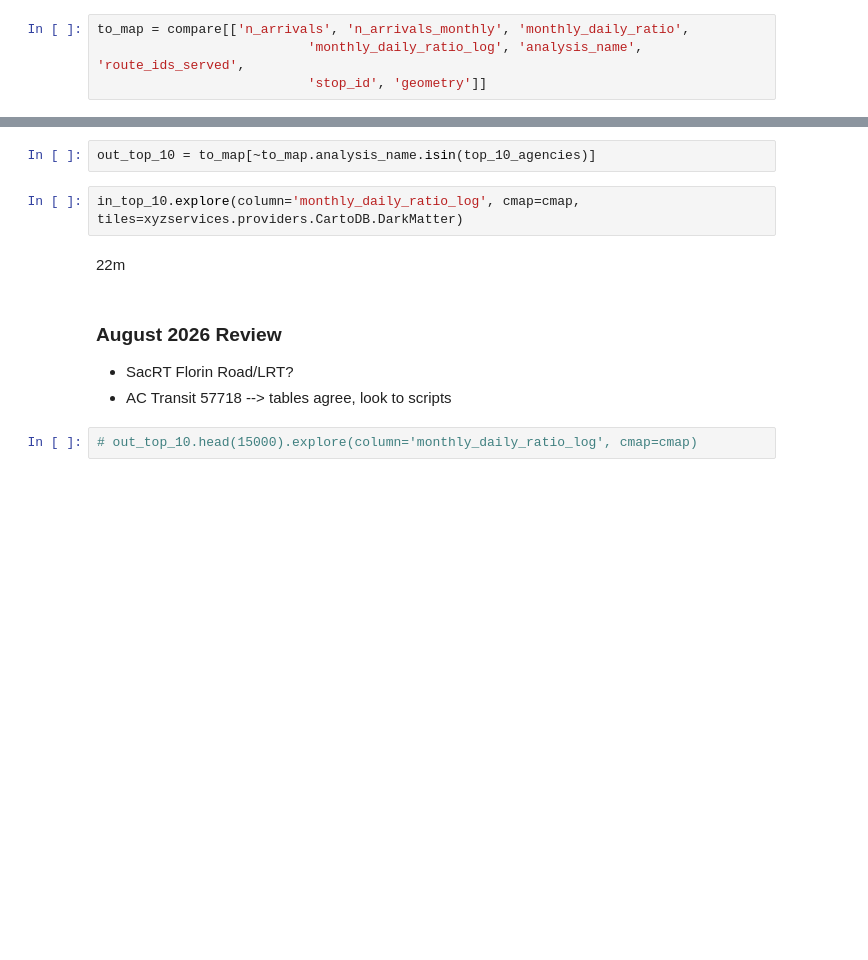
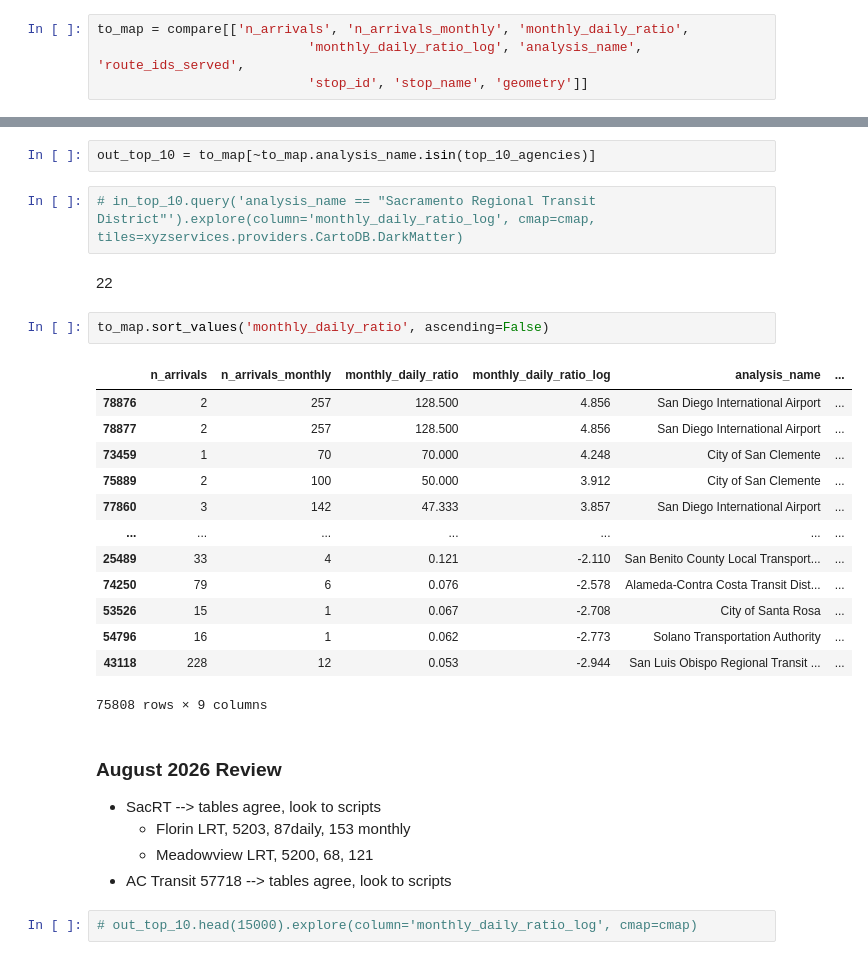
Before and after one commit to cal-itp/arcgis-open-data, a Jupyter notebook: compare arrivals daily calc to monthly model.ipynb, the cells around one changed output, grey strips where cells are left out. Saved outputs shown, nothing was run; the diff lists cells and outputs as text; blank space fills up the shorter version.

```diff
--- a/compare arrivals daily calc to monthly model.ipynb
+++ b/compare arrivals daily calc to monthly model.ipynb
@@ -169,7 +176,7 @@ colormap should center on zero (daily monthly equal), then fan out
 # %%
 to_map = compare[['n_arrivals', 'n_arrivals_monthly', 'monthly_daily_ratio',
                            'monthly_daily_ratio_log', 'analysis_name', 'route_ids_served',
-                           'stop_id', 'geometry']]
+                           'stop_id', 'stop_name', 'geometry']]
 # %%
 to_map.analysis_name.value_counts()[:10]
 # %% [output]
@@ -203,13 +210,31 @@ in_top_10 = to_map[to_map.analysis_name.isin(top_10_agencies)]
 # %%
 out_top_10 = to_map[~to_map.analysis_name.isin(top_10_agencies)]
 # %%
-in_top_10.explore(column='monthly_daily_ratio_log', cmap=cmap, tiles=xyzservices.providers.CartoDB.DarkMatter)
+# in_top_10.query('analysis_name == "Sacramento Regional Transit District"').explore(column='monthly_daily_ratio_log', cmap=cmap, tiles=xyzservices.providers.CartoDB.DarkMatter)
-# %% [markdown]
-22m
+# %% [markdown]
+22
+# %%
+to_map.sort_values('monthly_daily_ratio', ascending=False)
+# %% [output]
+|  | n_arrivals | n_arrivals_monthly | monthly_daily_ratio | monthly_daily_ratio_log | analysis_name | ... |
+| 78876 | 2 | 257 | 128.500 | 4.856 | San Diego International Airport | ... |
+| 78877 | 2 | 257 | 128.500 | 4.856 | San Diego International Airport | ... |
+| 73459 | 1 | 70 | 70.000 | 4.248 | City of San Clemente | ... |
+| 75889 | 2 | 100 | 50.000 | 3.912 | City of San Clemente | ... |
+| 77860 | 3 | 142 | 47.333 | 3.857 | San Diego International Airport | ... |
+| ... | ... | ... | ... | ... | ... | ... |
+| 25489 | 33 | 4 | 0.121 | -2.110 | San Benito County Local Transport... | ... |
+| 74250 | 79 | 6 | 0.076 | -2.578 | Alameda-Contra Costa Transit Dist... | ... |
+| 53526 | 15 | 1 | 0.067 | -2.708 | City of Santa Rosa | ... |
+| 54796 | 16 | 1 | 0.062 | -2.773 | Solano Transportation Authority | ... |
+| 43118 | 228 | 12 | 0.053 | -2.944 | San Luis Obispo Regional Transit ... | ... |
+75808 rows × 9 columns
 # %% [markdown]
 ### August 2026 Review
 
-* SacRT Florin Road/LRT?
+* SacRT --> tables agree, look to scripts
+    * Florin LRT, 5203, 87daily, 153 monthly
+    * Meadowview LRT, 5200, 68, 121
 * AC Transit 57718 --> tables agree, look to scripts
 # %%
 # out_top_10.head(15000).explore(column='monthly_daily_ratio_log', cmap=cmap)
```
Also changed, not shown: parts of 4 cells of this notebook.
